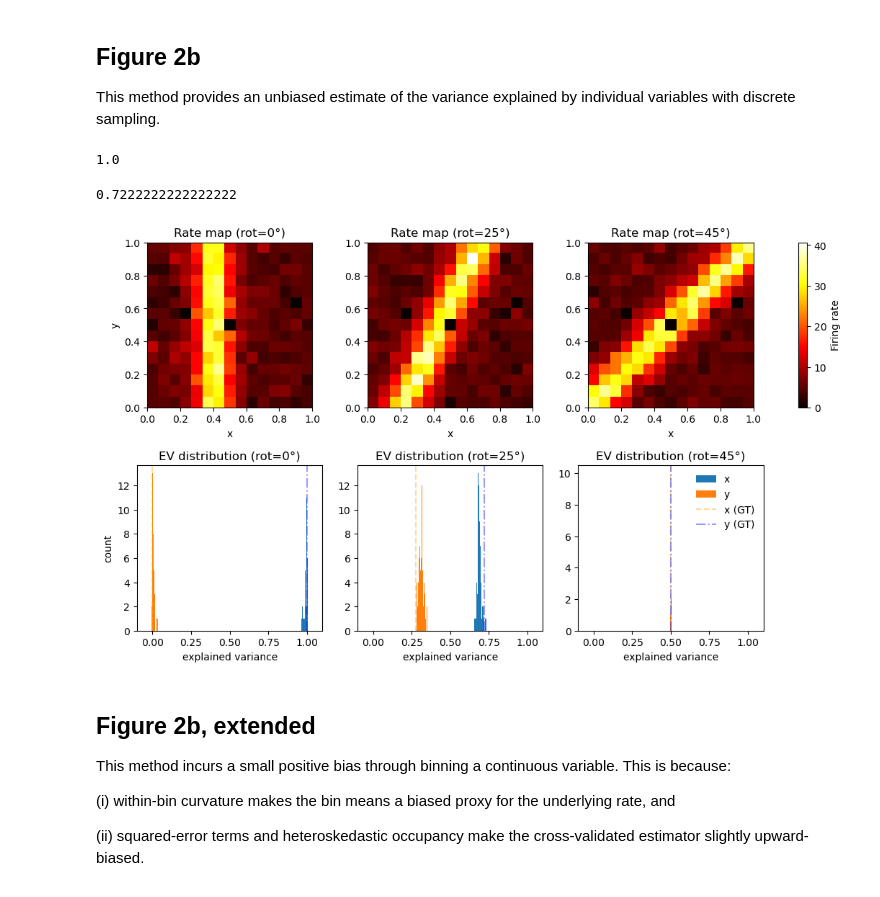
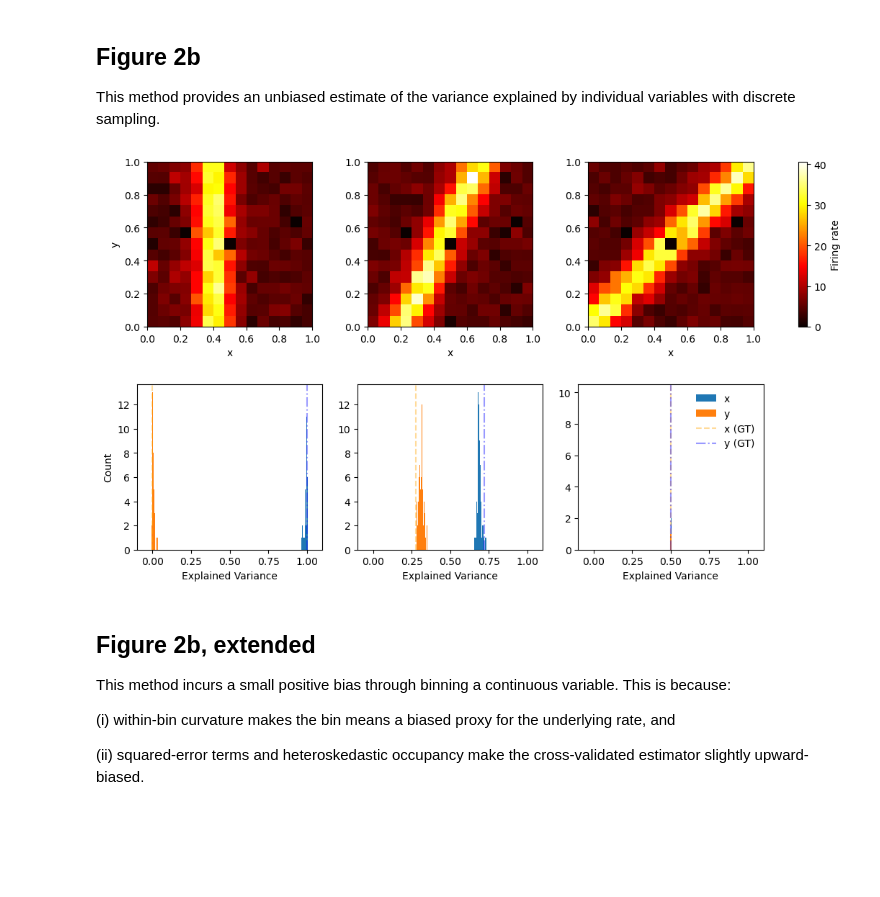
Before and after one commit to mx60s/variance_analysis, a Jupyter notebook: notebooks/binning_bias_fig.ipynb, the cells around one changed output. Saved outputs shown, nothing was run; the diff lists cells and outputs as text; code cells hidden in the pictures; blank space fills up the shorter version.

```diff
--- a/notebooks/binning_bias_fig.ipynb
+++ b/notebooks/binning_bias_fig.ipynb
@@ -109,10 +111,6 @@ def build_raw_visits(s1_t, s2_t, counts, tau, num_bins, bin_edges):
             raw_visits[ii, jj, :take] = visit_rates[idxs][:take]
 
     return raw_visits, occ_visits
-# %%
-gt_ev_y[0]
-# %% [output]
-1.0
 # %%
 def ground_truth_evs(theta_deg, *, lo=0.0, hi=1.0, mu=0.4, sigma=0.1,
                      min_rate=5.0, max_rate=35.0, use_wrap=False, grid=256):
@@ -127,10 +128,6 @@ for i, theta in enumerate(rots):
                                 min_rate=5.0, max_rate=35.0, use_wrap=False, grid=256)
     gt_ev_x[i] = evx
     gt_ev_y[i] = evy
-# %%
-gt_ev_y[1]
-# %% [output]
-0.7222222222222222
 # %%
 from src.explained_variance import *
 from scipy.ndimage import zoom
@@ -140,8 +137,6 @@ from tqdm import tqdm
 
 n_splits = 100
 
-rots = [0, 25, 45]
-r = len(rots)
 rate_maps    = [None] * r
 
 ev_s1 = np.zeros((r, n_splits))
@@ -161,8 +156,8 @@ for rot in range(r):
         fold0_smooth = nan_aware_gaussian_filter(fold0[:, :, 0], sigma=3)
         fold1_smooth = nan_aware_gaussian_filter(fold1[:, :, 0], sigma=3)
 
-        est_s1 = quantify_variance(fold0_smooth, fold1_smooth, axis=0, normalize=False)[0]
-        est_s2 = quantify_variance(fold0_smooth, fold1_smooth, axis=1, normalize=False)[0]
+        est_s1 = quantify_variance(fold0_smooth, fold1_smooth, axis=0)[0]
+        est_s2 = quantify_variance(fold0_smooth, fold1_smooth, axis=1)[0]
 
         global_mean_test = np.nanmean(fold0_smooth)
         global_mean_train = np.nanmean(fold1_smooth)
@@ -194,44 +189,43 @@ for i, theta in enumerate(rots):
     im = ax.imshow(rate_maps[i].T, origin='lower', aspect='equal',
                    extent=[lo, hi, lo, hi], cmap='hot', vmin=vmin, vmax=vmax)
     im_handles.append(im)
-    ax.set_title(f"Rate map (rot={theta}°)")
     if i == 0: ax.set_ylabel("y")
     ax.set_xlabel("x")
 
 cax = fig.add_subplot(gs[0, -1])
 fig.colorbar(im_handles[0], cax=cax, label='Firing rate')
 
 rightmost_ax = None
 legend_handles = None
 
 for i, theta in enumerate(rots):
     ax = fig.add_subplot(gs[1, i])
     if i == r - 1:
         rightmost_ax = ax
 
     h1 = ax.hist(ev_s1[i, :], bins=30, alpha=1, histtype='stepfilled', label='x')
     h2 = ax.hist(ev_s2[i, :], bins=30, alpha=1, histtype='stepfilled', label='y')
 
     ax.set_xlim(-0.1, 1.1)
 
     lx = ax.axvline(gt_ev_x[i], linestyle='--', linewidth=1.5, label='x (GT)', color='orange', alpha=0.4)
     ly = ax.axvline(gt_ev_y[i], linestyle='-.', linewidth=1.5, label='y (GT)', color='blue', alpha=0.4)
 
-    ax.set_title(f"EV distribution (rot={theta}°)")
-    if i == 0: ax.set_ylabel("count")
-    ax.set_xlabel("explained variance")
+    if i == 0: ax.set_ylabel("Count")
+    ax.set_xlabel("Explained Variance")
 
     if i == r - 1:
         legend_handles = [h1[2][0], h2[2][0], lx, ly]
 
 if (rightmost_ax is not None) and (legend_handles is not None):
     rightmost_ax.legend(legend_handles, ['x', 'y', 'x (GT)', 'y (GT)'],
                         frameon=False, loc='upper right')
 
 plt.tight_layout()
+plt.savefig(current_file_path / 'figs/fig_2_rotations.png')
 plt.show()
 # %% [output]
-[figure, old version]
+[figure, new version]
 # %% [markdown]
 ## Figure 2b, extended
 
```
Also changed, not shown: parts of 2 cells of this notebook, 7 other files.
